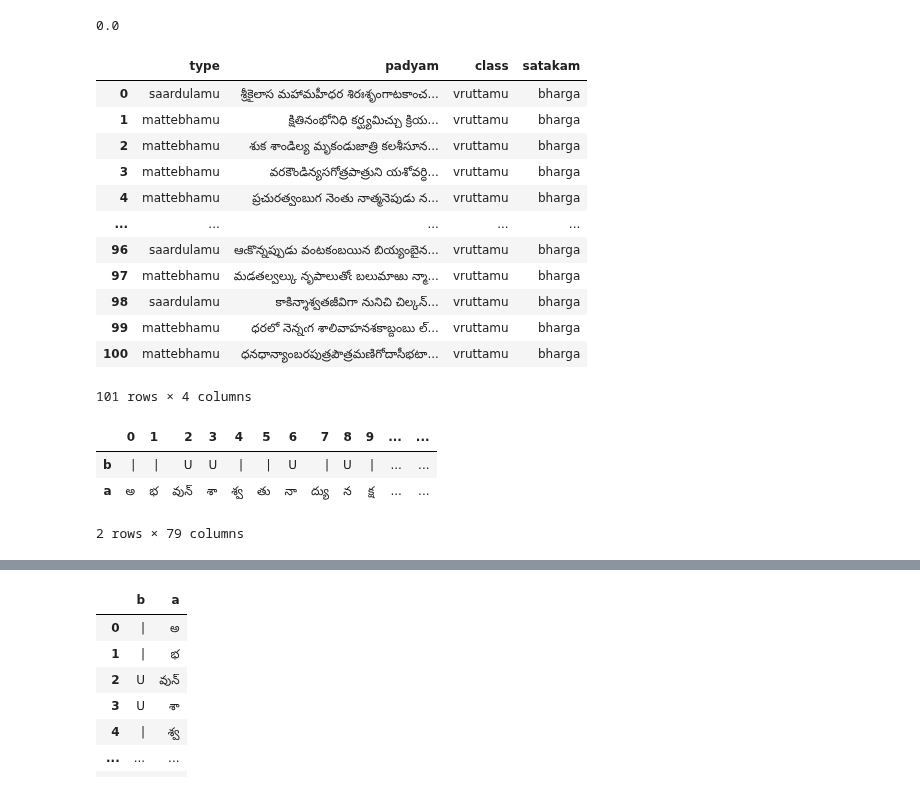
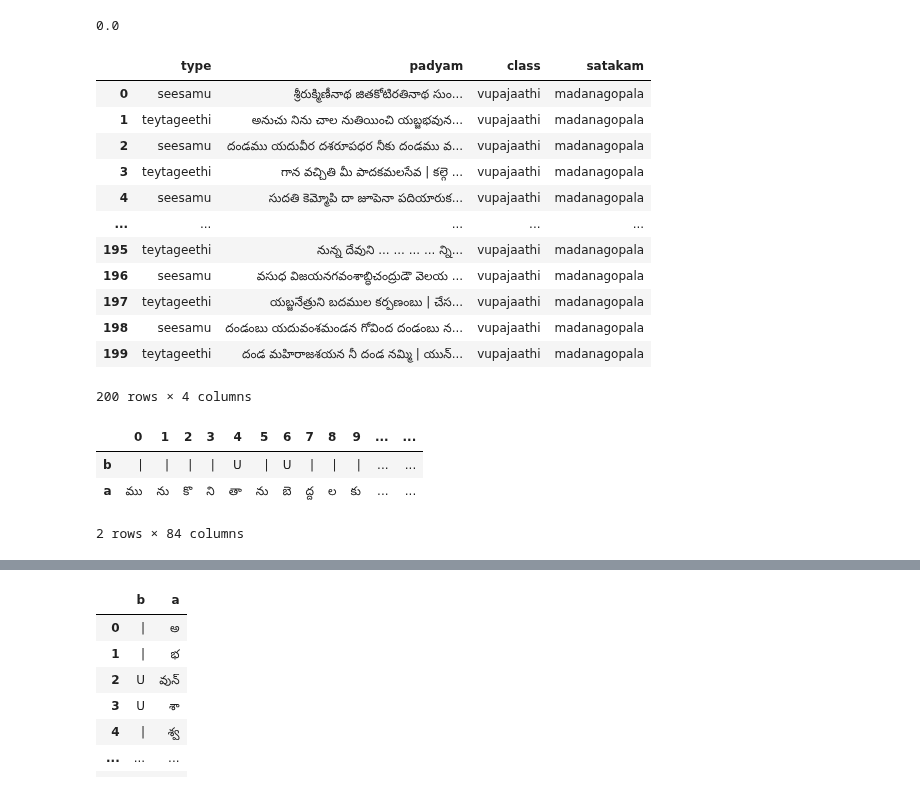
Before and after one commit to BodduSriPavan-111/chandassu, a Jupyter notebook: examples/example.ipynb, the cells around one changed output, grey strips where cells are left out. Drawn from its saved outputs; the diff is of its cells as text; code cells hidden in the pictures.

Commit message:
feat: completed-vruttam-data-validation

```diff
--- a/examples/example.ipynb
+++ b/examples/example.ipynb
@@ -47,22 +47,22 @@ import pandas as pd
 # os.chdir( source_path )
 # os.listdir()
 # %%
-df= pd.read_excel( r"c:\\Users\\bsnra\\Desktop\\chandassu\\dataset\\raw\\bharga.xlsx" )
+df= pd.read_excel( r"c:\\Users\\bsnra\\Desktop\\chandassu\\dataset\\raw\\madanagopala.xlsx" )
 df
 # %% [output]
 |  | type | padyam | class | satakam |
-| 0 | saardulamu | శ్రీకైలాస మహామహీధర శిరఃశృంగాటకాంచ... | vruttamu | bharga |
-| 1 | mattebhamu | క్షితినంభోనిధి కర్ఘ్యమిచ్చు క్రియ... | vruttamu | bharga |
-| 2 | mattebhamu | శుక శాండిల్య మృకండుజాత్రి కలశీసూన... | vruttamu | bharga |
-| 3 | mattebhamu | వరకౌండిన్యసగోత్రపాత్రుని యశోవర్ధి... | vruttamu | bharga |
-| 4 | mattebhamu | ప్రచురత్వంబుగ నెంతు నాత్మనెపుడు న... | vruttamu | bharga |
+| 0 | seesamu | శ్రీరుక్మిణీనాథ జితకోటిరతినాథ సుం... | vupajaathi | madanagopala |
+| 1 | teytageethi | అనుచు నిను చాల నుతియించి యబ్జభవున... | vupajaathi | madanagopala |
+| 2 | seesamu | దండము యదువీర దశరూపధర నీకు దండము వ... | vupajaathi | madanagopala |
+| 3 | teytageethi | గాన వచ్చితి మీ పాదకమలసేవ | కల్గె ... | vupajaathi | madanagopala |
+| 4 | seesamu | సుదతి కెమ్మోపి దా జూపెనా పదియారుక... | vupajaathi | madanagopala |
 | ... | ... | ... | ... | ... |
-| 96 | saardulamu | ఆఁకొన్నప్పుడు వంటకంబయిన బియ్యంబైన... | vruttamu | bharga |
-| 97 | mattebhamu | మడతల్వల్కు నృపాలుతోఁ బలుమాఱు న్మా... | vruttamu | bharga |
-| 98 | saardulamu | కాకిన్శాశ్వతజీవిగా నునిచి చిల్కన్... | vruttamu | bharga |
-| 99 | mattebhamu | ధరలో నెన్నఁగ శాలివాహనశకాబ్దంబు ల్... | vruttamu | bharga |
-| 100 | mattebhamu | ధనధాన్యాంబరపుత్రపౌత్రమణిగోదాసీభటా... | vruttamu | bharga |
+| 195 | teytageethi | నున్న దేవుని ... ... ... ... న్ని... | vupajaathi | madanagopala |
+| 196 | seesamu | వసుధ విజయనగవంశాబ్ధిచంద్రుడౌ వెలయ ... | vupajaathi | madanagopala |
+| 197 | teytageethi | యబ్జనేత్రుని బదముల కర్పణంబు | చేస... | vupajaathi | madanagopala |
+| 198 | seesamu | దండంబు యదువంశమండన గోవింద దండంబు న... | vupajaathi | madanagopala |
+| 199 | teytageethi | దండ మహిరాజశయన నీ దండ నమ్మి | యున్... | vupajaathi | madanagopala |
-101 rows × 4 columns
+200 rows × 4 columns
 # %%
 output= LaghuvuGuruvu( data= df.iloc[14]["padyam"] ).generate()
 
@@ -76,8 +76,8 @@ temp= pd.DataFrame(output, columns= ["a", "b"])[["b", "a"]].T
 temp
 # %% [output]
 |  | 0 | 1 | 2 | 3 | 4 | 5 | 6 | 7 | 8 | 9 | ... | ... |
-| b | | | | | U | U | | | | | U | | | U | | | ... | ... |
-| a | అ | భ | వున్ | శా | శ్వ | తు | నా | ద్యు | న | క్ష | ... | ... |
+| b | | | | | | | | | U | | | U | | | | | | | ... | ... |
+| a | ము | ను | కొ | ని | తా | ను | బె | ద్ద | ల | కు | ... | ... |
-2 rows × 79 columns
+2 rows × 84 columns
 # %%
 with pd.option_context('display.max_rows', None, 'display.max_columns', None):  # more options can be specified also
```
Also changed, not shown: parts of 7 cells of this notebook, 14 other files.
